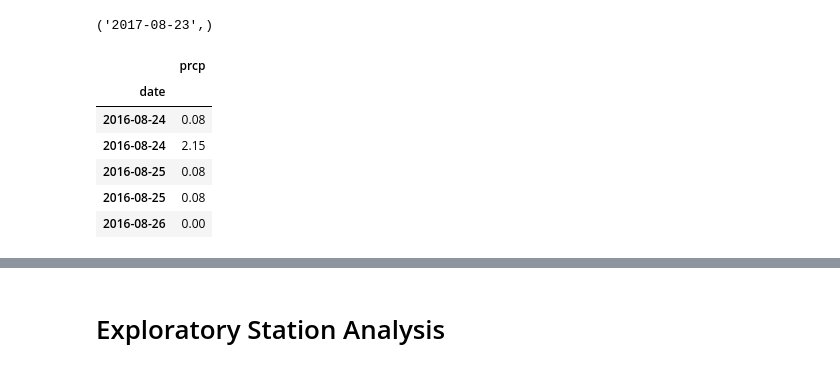
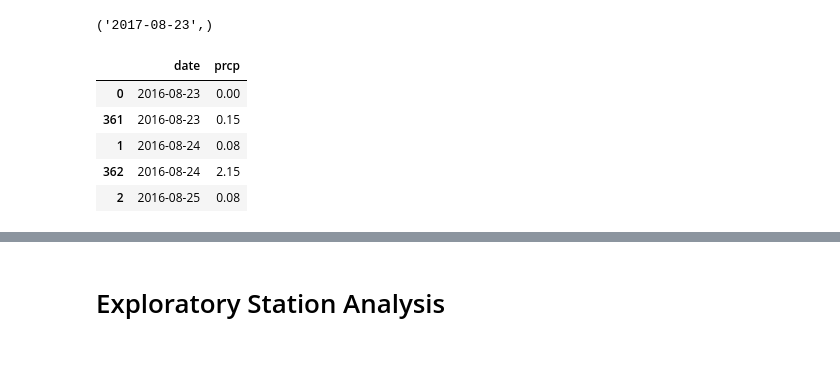
Before and after one commit to RichKirsch80/Weather-Station-Flask-and-SQLAlchemy, a Jupyter notebook: climate_starter.ipynb, the cells around one changed output, grey strips where cells are left out. Cells and saved outputs as stored; diff of their text form; code cells hidden in the pictures.

```diff
--- a/climate_starter.ipynb
+++ b/climate_starter.ipynb
@@ -46,27 +46,26 @@ session.query(measurement.date).order_by(measurement.date.desc()).first()
 # %%
 # Design a query to retrieve the last 12 months of precipitation data and plot the results.
 # Starting from the most recent data point in the database.
 session.query(measurement.date).order_by(measurement.date.desc()).first()
 
 # Calculate the date one year from the last date in data set.
 year_ago = dt.date(2017,8,23) - dt.timedelta(days=365)
 
 # Perform a query to retrieve the data and precipitation scores
-results = session.query(measurement.date,measurement.prcp).filter(measurement.date>year_ago).all()
-date = [result[0] for result in results[:365]]
-prcp = [result[1] for result in results[:365]]
+results = session.query(measurement.date,measurement.prcp).filter(measurement.date>=year_ago).all()
+date = [result[0] for result in results[:366]]
+prcp = [result[1] for result in results[:366]]
 
 # Save the query results as a Pandas DataFrame and set the index to the date column
-df = pd.DataFrame(results[:365], columns=['date', 'prcp'])
-df.set_index('date', inplace=True, )
+df = pd.DataFrame(results[:366], columns=['date', 'prcp'])
+#df.set_index('date', inplace=True, )
 # Sort the dataframe by date
 df = df.sort_values("date")
 df.head()
 # %% [output]
-|  | prcp |
-| date |  |
-| 2016-08-24 | 0.08 |
-| 2016-08-24 | 2.15 |
-| 2016-08-25 | 0.08 |
-| 2016-08-25 | 0.08 |
-| 2016-08-26 | 0.00 |
+|  | date | prcp |
+| 0 | 2016-08-23 | 0.00 |
+| 361 | 2016-08-23 | 0.15 |
+| 1 | 2016-08-24 | 0.08 |
+| 362 | 2016-08-24 | 2.15 |
+| 2 | 2016-08-25 | 0.08 |
```
Also changed, not shown: parts of 6 cells of this notebook.
